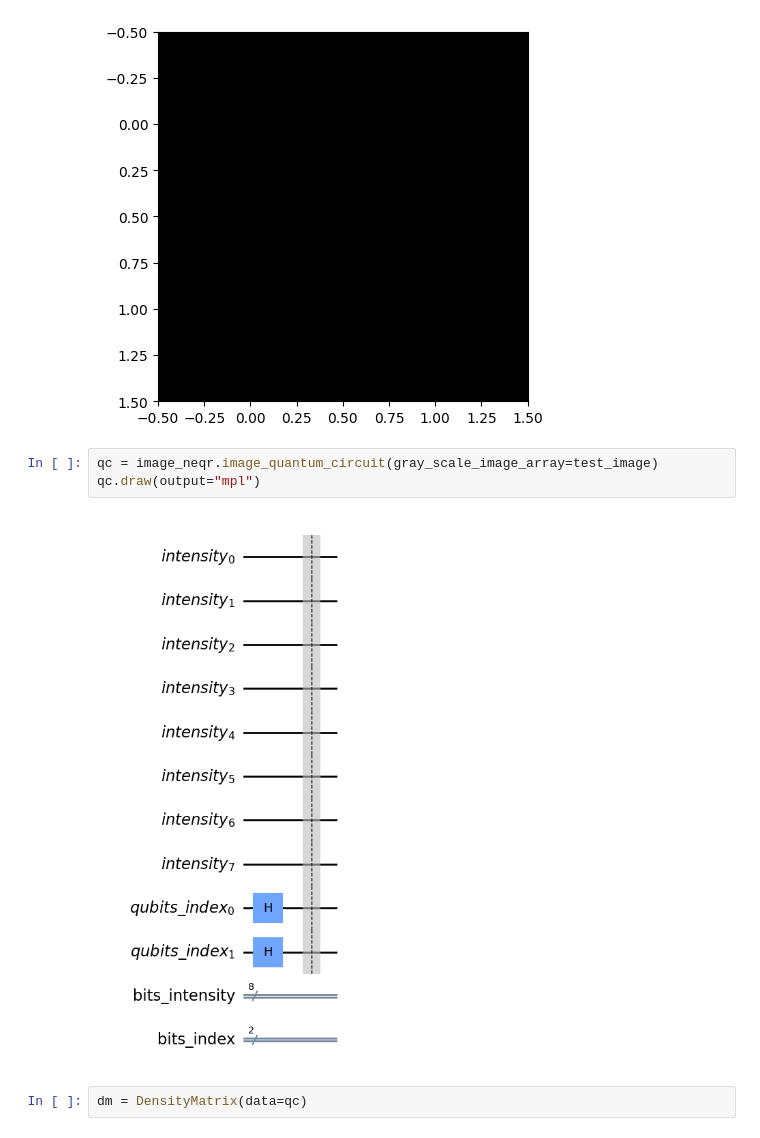
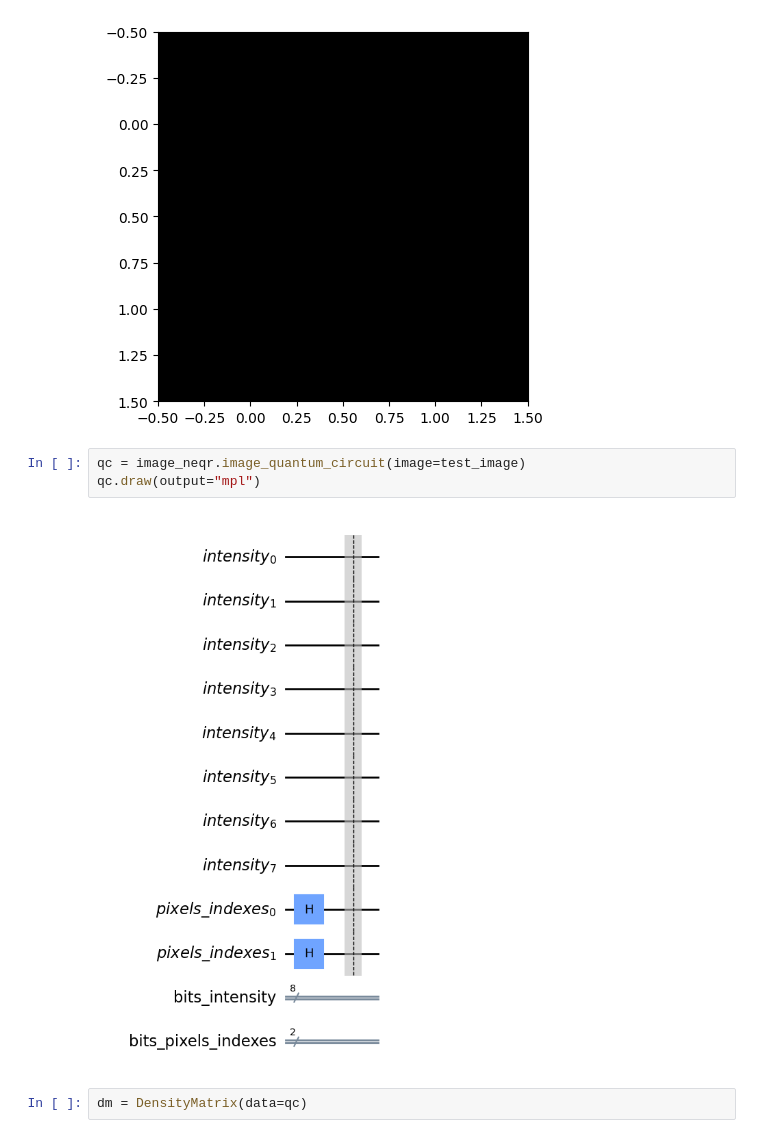
Before and after one commit to jvscursulim/qamp_fall22_project, a Jupyter notebook: draft.ipynb, the cells around one changed output. Cells and saved outputs as stored; diff of their text form.

Commit message:
Update on neqr draft notebook

```diff
--- a/draft.ipynb
+++ b/draft.ipynb
@@ -246,10 +246,10 @@ plt.imshow(test_image, cmap="gray")
 <matplotlib.image.AxesImage at 0x...>
 [figure]
 # %%
-qc = image_neqr.image_quantum_circuit(gray_scale_image_array=test_image)
+qc = image_neqr.image_quantum_circuit(image=test_image)
 qc.draw(output="mpl")
 # %% [output]
-[figure, old version]
+[figure, new version]
 # %%
 dm = DensityMatrix(data=qc)
 # %%
```
Also changed, not shown: parts of 18 cells of this notebook.
